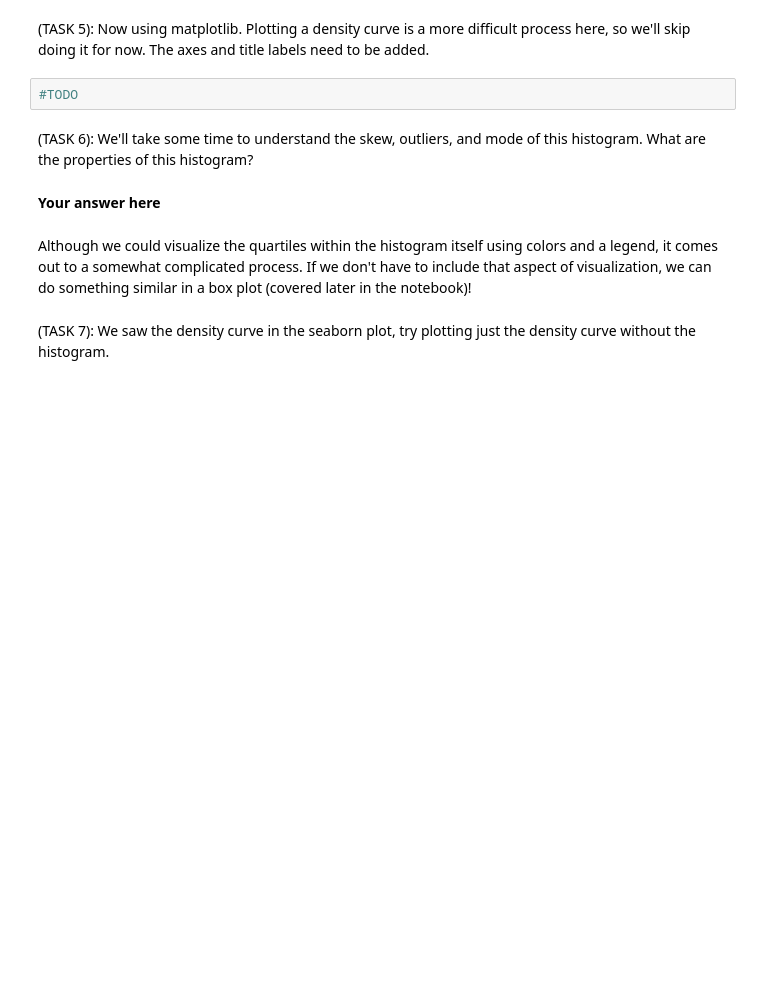
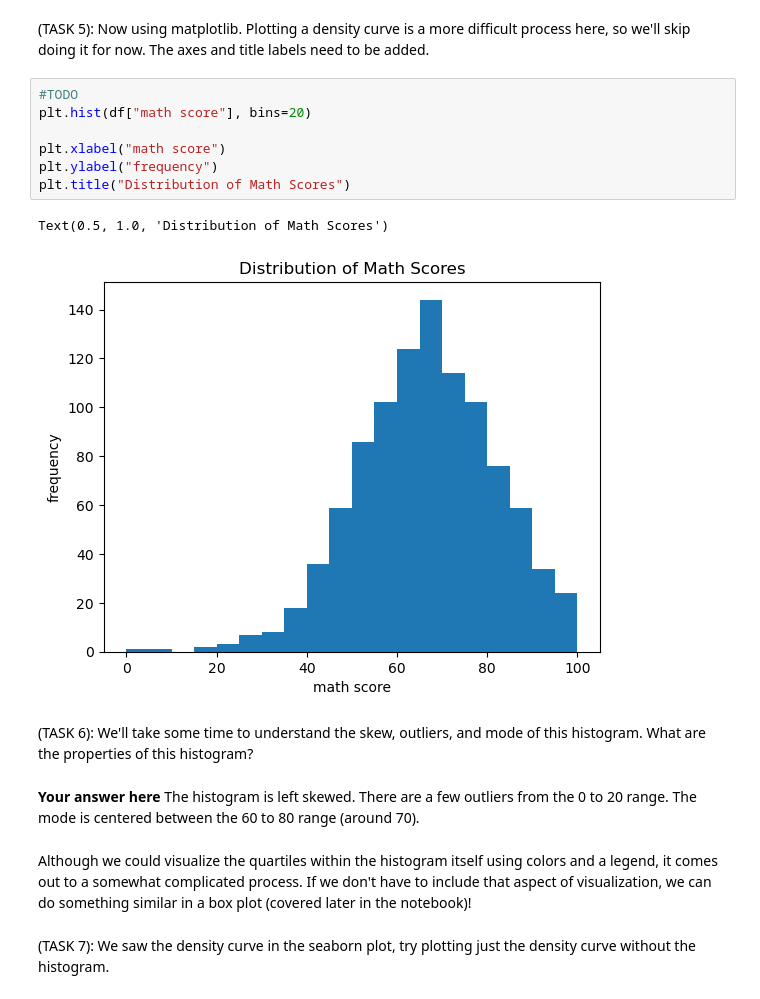
Before and after one commit to kyun33/JCP26Notebooks, a Jupyter notebook: Week_3_Visualizations copy.ipynb, the cells around one changed output. Drawn from its saved outputs; the diff is of its cells as text; blank space fills up the shorter version.

```diff
--- a/Week_3_Visualizations copy.ipynb
+++ b/Week_3_Visualizations copy.ipynb
@@ -51,11 +94,20 @@ ed = ed["gender"].reset_index().rename(columns={"gender": "counts"})
 # %% [markdown]
 (TASK 5): Now using matplotlib. Plotting a density curve is a more difficult process here, so we'll skip doing it for now. The axes and title labels need to be added.
-# %%
-#TODO
+# %%
+#TODO
+plt.hist(df["math score"], bins=20)
+
+plt.xlabel("math score")
+plt.ylabel("frequency")
+plt.title("Distribution of Math Scores")
+# %% [output]
+Text(0.5, 1.0, 'Distribution of Math Scores')
+[figure, added]
 # %% [markdown]
 (TASK 6): We'll take some time to understand the skew, outliers, and mode of this histogram. What are the properties of this histogram?
-# %% [markdown]
-**Your answer here**
+# %% [markdown]
+**Your answer here**
+The histogram is left skewed. There are a few outliers from the 0 to 20 range. The mode is centered between the 60 to 80 range (around 70).
 # %% [markdown]
 Although we could visualize the quartiles within the histogram itself using colors and a legend, it comes out to a somewhat complicated process. If we don't have to include that aspect of visualization, we can do something similar in a box plot (covered later in the notebook)!
 # %% [markdown]
```
Also changed, not shown: parts of 25 cells of this notebook.
